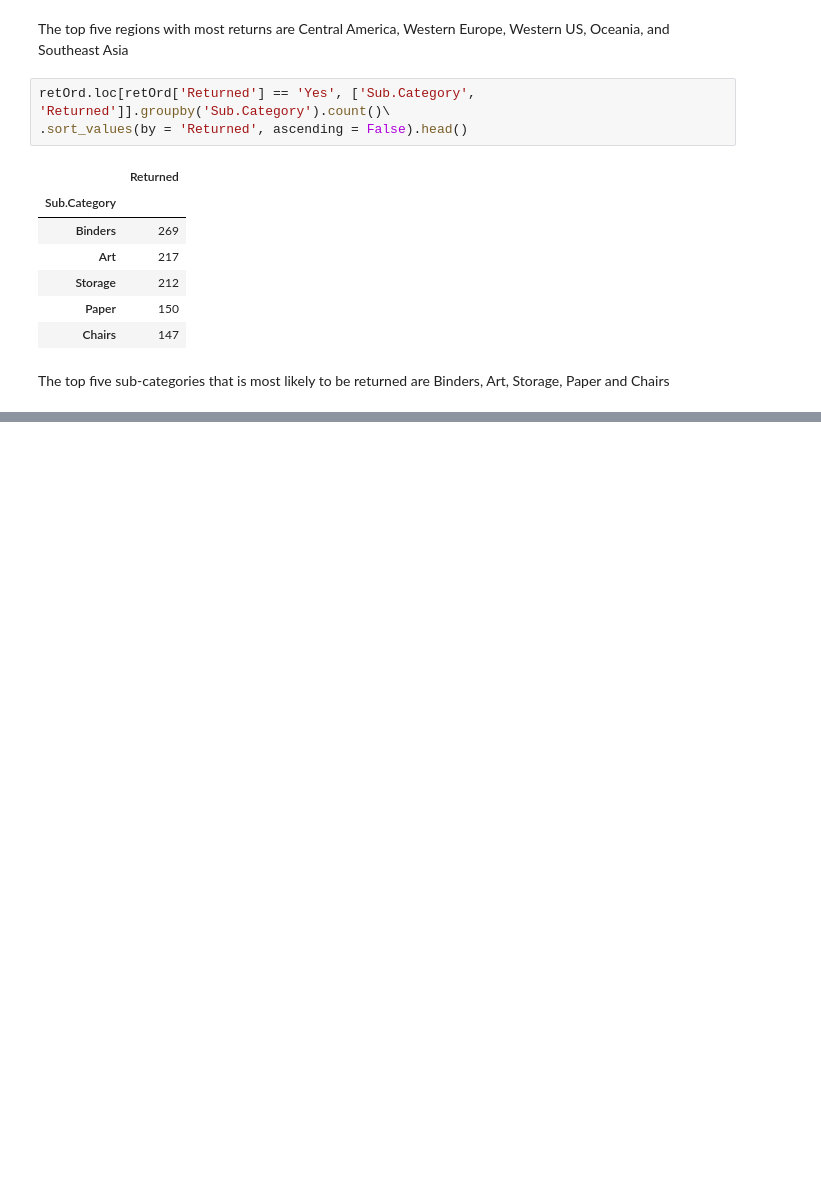
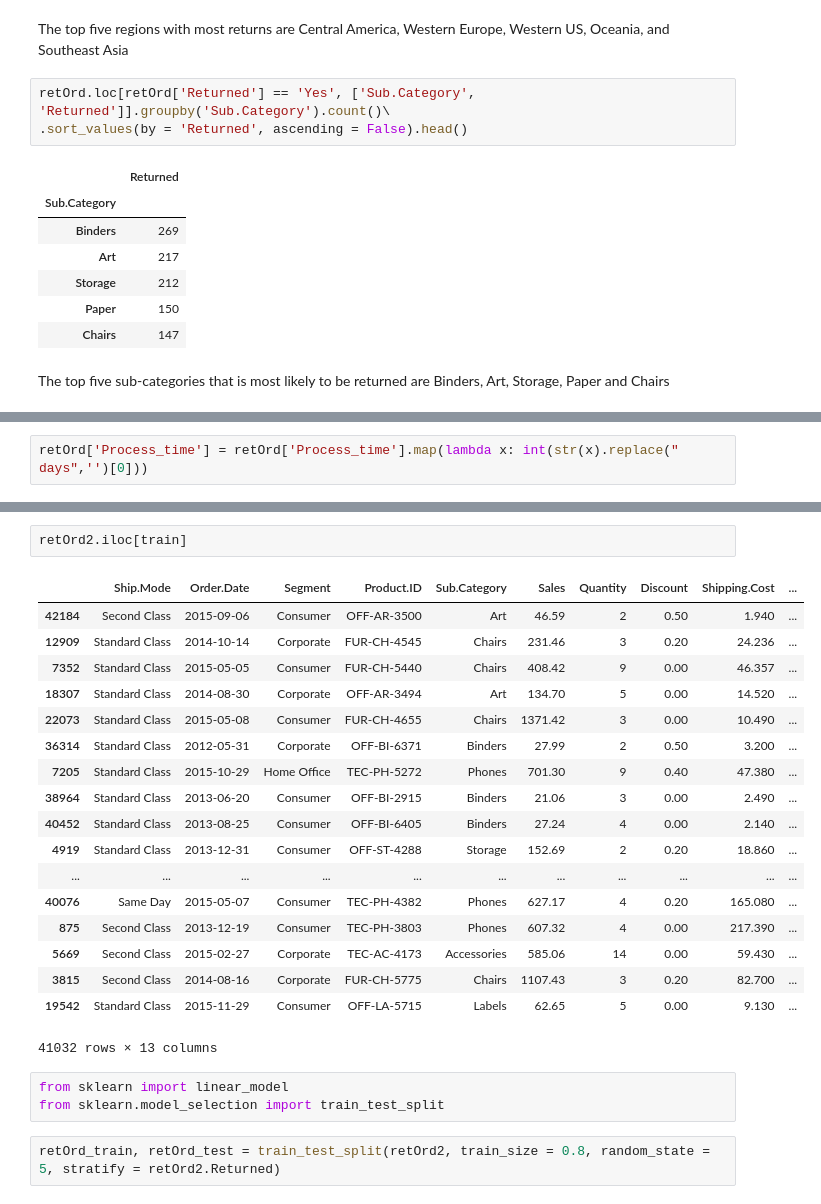
Before and after one commit to axyarthur/JAWS_ML_Lab, a Jupyter notebook: ArthurYu/ArthurYuMLLab.ipynb, the cells around one changed output, grey strips where cells are left out. Cells and saved outputs as stored; diff of their text form; blank space fills up the shorter version.

```diff
--- a/ArthurYu/ArthurYuMLLab.ipynb
+++ b/ArthurYu/ArthurYuMLLab.ipynb
@@ -181,0 +252,2 @@ The top five sub-categories that is most likely to be returned are Binders, Art,
+# %%
+retOrd['Process_time'] = retOrd['Process_time'].map(lambda x: int(str(x).replace(" days",'')[0]))
@@ -181,0 +326,26 @@ The top five sub-categories that is most likely to be returned are Binders, Art,
+# %%
+retOrd2.iloc[train]
+# %% [output]
+|  | Ship.Mode | Order.Date | Segment | Product.ID | Sub.Category | Sales | Quantity | Discount | Shipping.Cost | ... |
+| 42184 | Second Class | 2015-09-06 | Consumer | OFF-AR-3500 | Art | 46.59 | 2 | 0.50 | 1.940 | ... |
+| 12909 | Standard Class | 2014-10-14 | Corporate | FUR-CH-4545 | Chairs | 231.46 | 3 | 0.20 | 24.236 | ... |
+| 7352 | Standard Class | 2015-05-05 | Consumer | FUR-CH-5440 | Chairs | 408.42 | 9 | 0.00 | 46.357 | ... |
+| 18307 | Standard Class | 2014-08-30 | Corporate | OFF-AR-3494 | Art | 134.70 | 5 | 0.00 | 14.520 | ... |
+| 22073 | Standard Class | 2015-05-08 | Consumer | FUR-CH-4655 | Chairs | 1371.42 | 3 | 0.00 | 10.490 | ... |
+| 36314 | Standard Class | 2012-05-31 | Corporate | OFF-BI-6371 | Binders | 27.99 | 2 | 0.50 | 3.200 | ... |
+| 7205 | Standard Class | 2015-10-29 | Home Office | TEC-PH-5272 | Phones | 701.30 | 9 | 0.40 | 47.380 | ... |
+| 38964 | Standard Class | 2013-06-20 | Consumer | OFF-BI-2915 | Binders | 21.06 | 3 | 0.00 | 2.490 | ... |
+| 40452 | Standard Class | 2013-08-25 | Consumer | OFF-BI-6405 | Binders | 27.24 | 4 | 0.00 | 2.140 | ... |
+| 4919 | Standard Class | 2013-12-31 | Consumer | OFF-ST-4288 | Storage | 152.69 | 2 | 0.20 | 18.860 | ... |
+| ... | ... | ... | ... | ... | ... | ... | ... | ... | ... | ... |
+| 40076 | Same Day | 2015-05-07 | Consumer | TEC-PH-4382 | Phones | 627.17 | 4 | 0.20 | 165.080 | ... |
+| 875 | Second Class | 2013-12-19 | Consumer | TEC-PH-3803 | Phones | 607.32 | 4 | 0.00 | 217.390 | ... |
+| 5669 | Second Class | 2015-02-27 | Corporate | TEC-AC-4173 | Accessories | 585.06 | 14 | 0.00 | 59.430 | ... |
+| 3815 | Second Class | 2014-08-16 | Corporate | FUR-CH-5775 | Chairs | 1107.43 | 3 | 0.20 | 82.700 | ... |
+| 19542 | Standard Class | 2015-11-29 | Consumer | OFF-LA-5715 | Labels | 62.65 | 5 | 0.00 | 9.130 | ... |
+41032 rows × 13 columns
+# %%
+from sklearn import linear_model
+from sklearn.model_selection import train_test_split
+# %%
+retOrd_train, retOrd_test = train_test_split(retOrd2, train_size = 0.8, random_state = 5, stratify = retOrd2.Returned)
```
Also changed, not shown: parts of 29 cells of this notebook.
